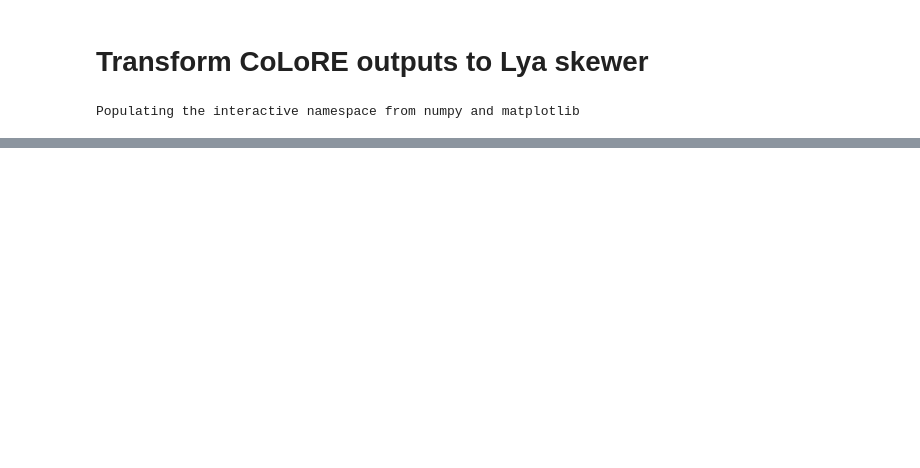
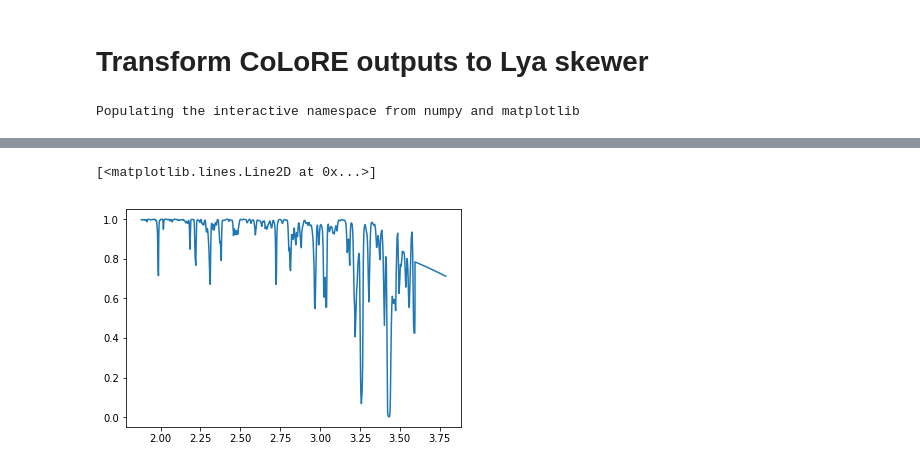
Before and after one commit to igmhub/LyaCoLoRe, a Jupyter notebook: example_scripts/colore_to_flux.ipynb, the cells around one changed output, grey strips where cells are left out. Saved outputs shown, nothing was run; the diff lists cells and outputs as text; code cells hidden in the pictures; blank space fills up the shorter version.

```diff
--- a/example_scripts/colore_to_flux.ipynb
+++ b/example_scripts/colore_to_flux.ipynb
@@ -207,0 +222,5 @@ plt.ylim(0.4,1.0)
+# %%
+plt.plot(final_z,flux[0,:])
+# %% [output]
+[<matplotlib.lines.Line2D at 0x...>]
+[figure, added]
```
Also changed, not shown: parts of 14 cells of this notebook.
